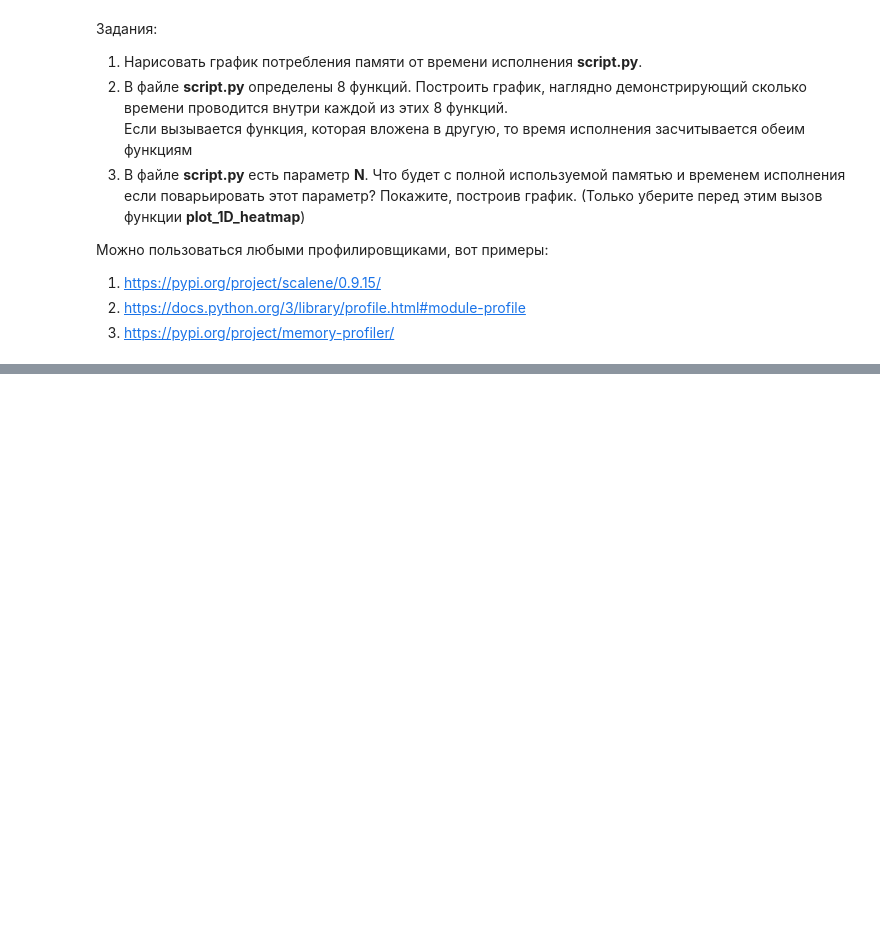
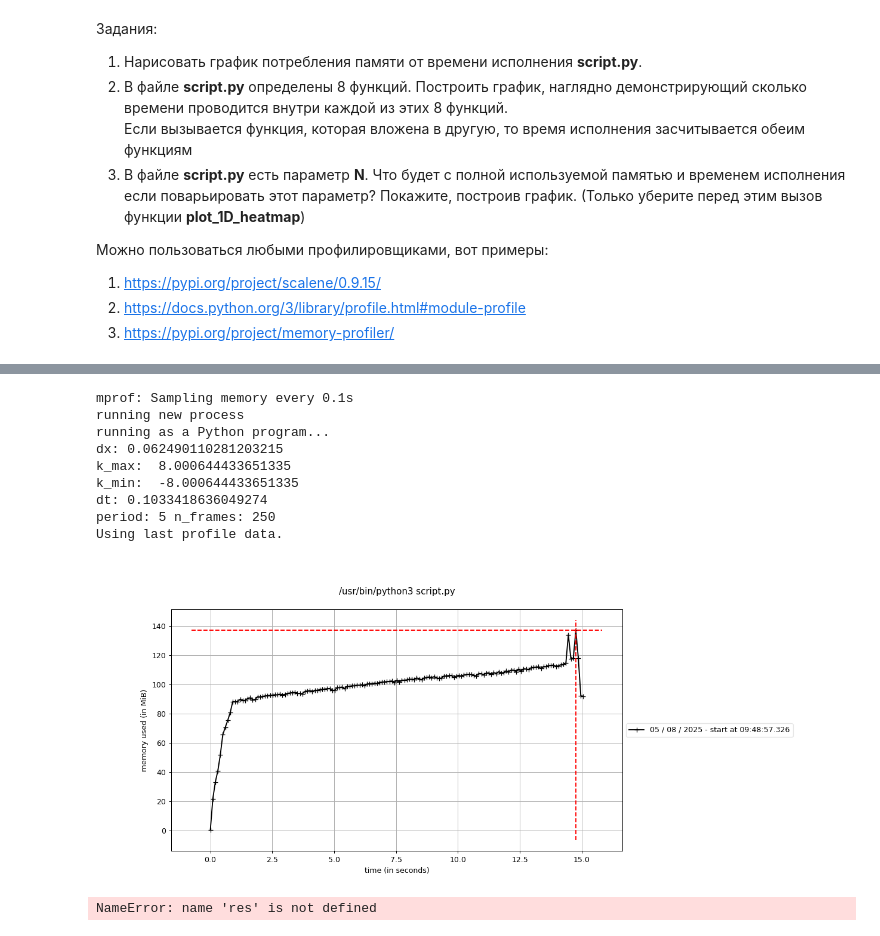
Before and after one commit to root-epifit/HPC_Sber_2025, a Jupyter notebook: Дз1_solution_IP.ipynb, the cells around one changed output, grey strips where cells are left out. Saved outputs shown, nothing was run; the diff lists cells and outputs as text; code cells hidden in the pictures; blank space fills up the shorter version.

```diff
--- a/Дз1_solution_IP.ipynb
+++ b/Дз1_solution_IP.ipynb
@@ -129,0 +127,22 @@ Successfully installed scalene-0.9.15
+# %%
+!mprof run script.py
+!mprof plot -o mprof_res.png
+from PIL import Image
+
+img = Image.open("./mprof_res.png")
+display(img)
+# %% [output]
+mprof: Sampling memory every 0.1s
+running new process
+running as a Python program...
+dx: 0.062490110281203215
+k_max:  8.000644433651335
+k_min:  -8.000644433651335
+dt: 0.1033418636049274
+period: 5 n_frames: 250
+Using last profile data.
+[figure, added]
+# %%
+res.png
+# %% [output]
+NameError: name 'res' is not defined
```
Also changed, not shown: parts of 5 cells of this notebook.
